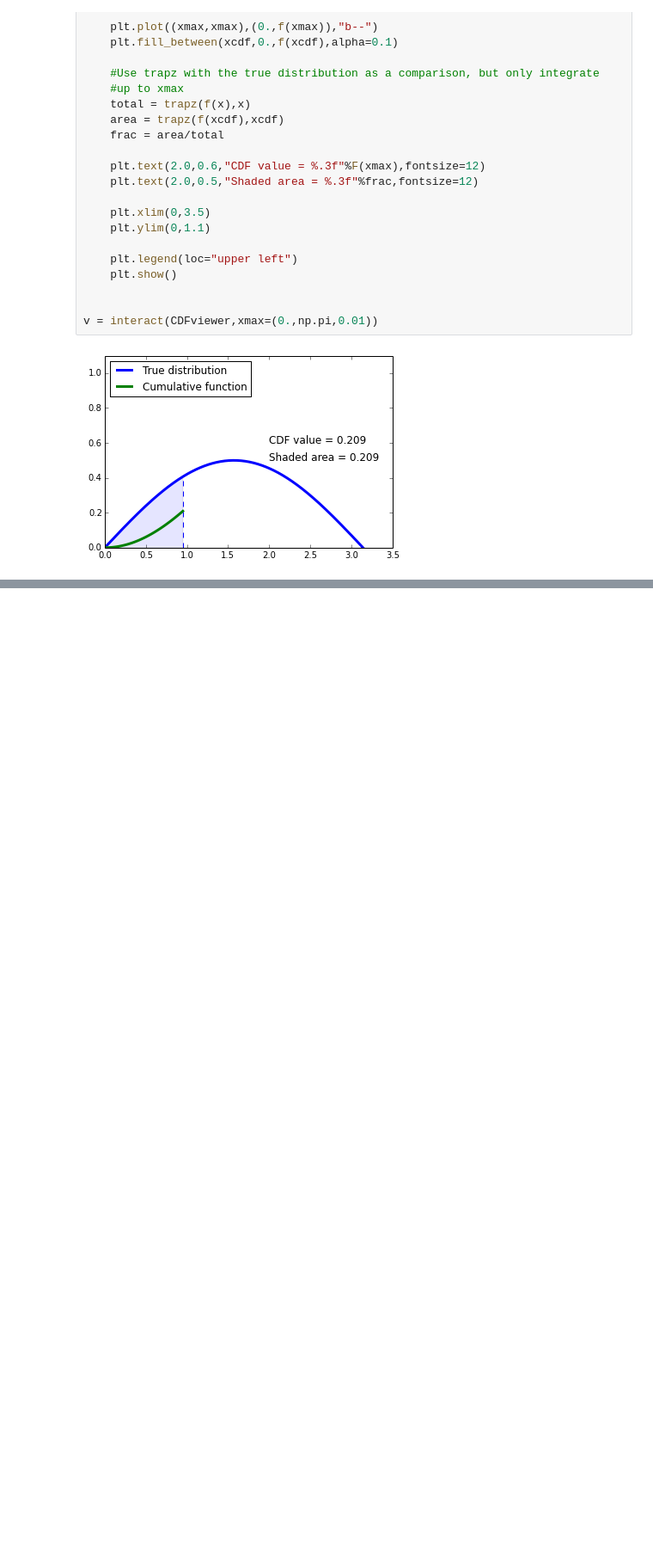
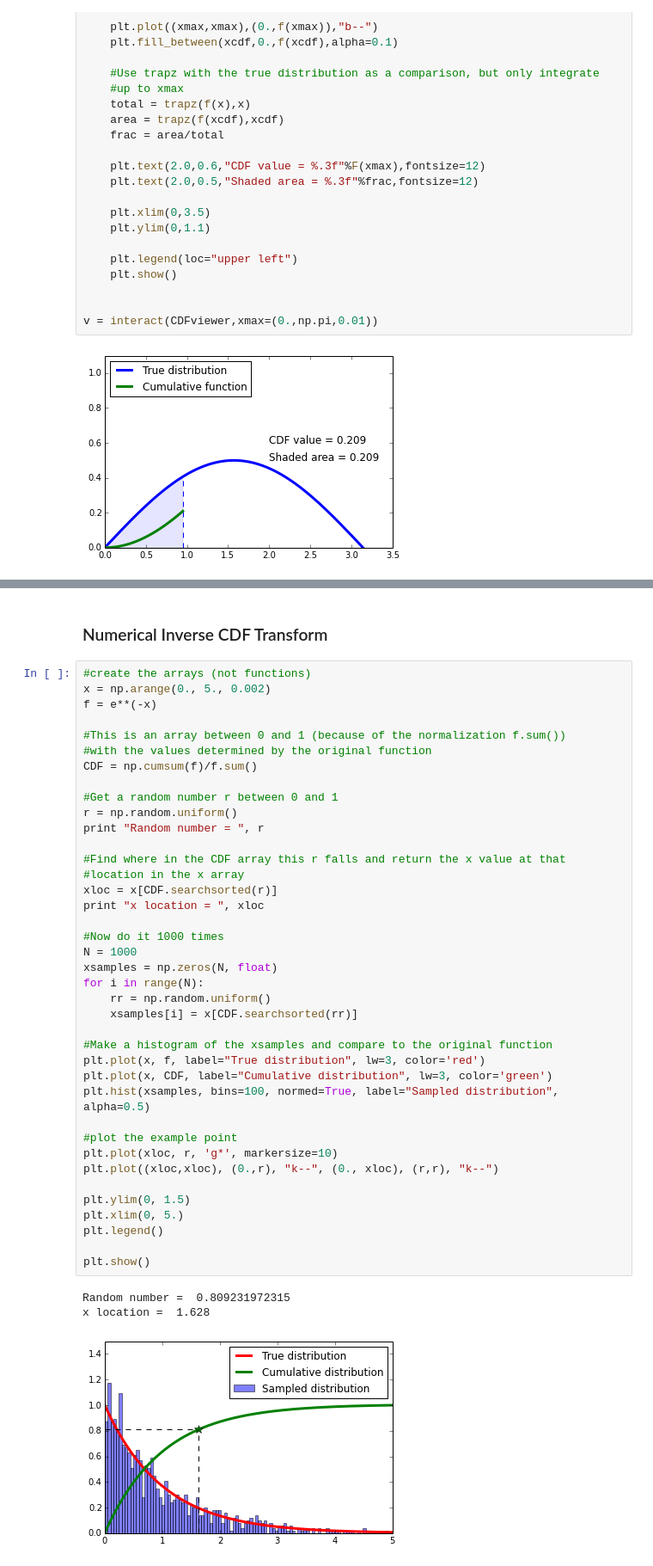
Before and after one commit to mnaworsk/PHYS202-S14, a Jupyter notebook: SciPy/RandomAndMCTour.ipynb, the cells around one changed output, grey strips where cells are left out. Shown: that part at 86% size. Cells and saved outputs as stored; diff of their text form; blank space fills up the shorter version.

```diff
--- a/SciPy/RandomAndMCTour.ipynb
+++ b/SciPy/RandomAndMCTour.ipynb
@@ -153,0 +221,45 @@ v = interact(CDFviewer,xmax=(0.,np.pi,0.01))
+# %% [markdown]
+### Numerical Inverse CDF Transform
+# %%
+#create the arrays (not functions)
+x = np.arange(0., 5., 0.002)
+f = e**(-x)
+
+#This is an array between 0 and 1 (because of the normalization f.sum())
+#with the values determined by the original function
+CDF = np.cumsum(f)/f.sum()
+
+#Get a random number r between 0 and 1
+r = np.random.uniform()
+print "Random number = ", r
+
+#Find where in the CDF array this r falls and return the x value at that
+#location in the x array
+xloc = x[CDF.searchsorted(r)]
+print "x location = ", xloc
+
+#Now do it 1000 times
+N = 1000
+xsamples = np.zeros(N, float)
+for i in range(N):
+    rr = np.random.uniform()
+    xsamples[i] = x[CDF.searchsorted(rr)]
+
+#Make a histogram of the xsamples and compare to the original function
+plt.plot(x, f, label="True distribution", lw=3, color='red')
+plt.plot(x, CDF, label="Cumulative distribution", lw=3, color='green')
+plt.hist(xsamples, bins=100, normed=True, label="Sampled distribution", alpha=0.5)
+
+#plot the example point
+plt.plot(xloc, r, 'g*', markersize=10)
+plt.plot((xloc,xloc), (0.,r), "k--", (0., xloc), (r,r), "k--")
+
+plt.ylim(0, 1.5)
+plt.xlim(0, 5.)
+plt.legend()
+
+plt.show()
+# %% [output]
+Random number =  0.809231972315
+x location =  1.628
+[figure, added]
```
Also changed, not shown: parts of 10 cells of this notebook, 3 other files.
